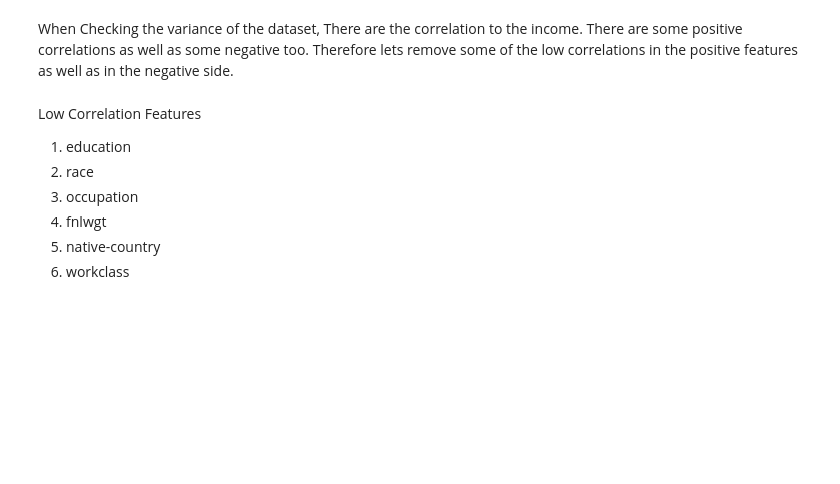
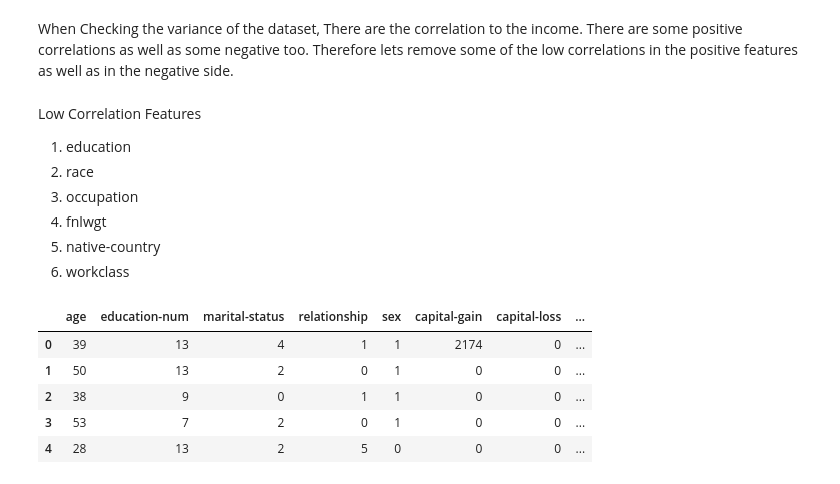
Before and after one commit to SandinMaheeshakya/ML-Income-Prediction-System, a Jupyter notebook: Pre-Processing Data.ipynb, the cells around one changed output. Saved outputs shown, nothing was run; the diff lists cells and outputs as text; code cells hidden in the pictures; blank space fills up the shorter version.

```diff
--- a/Pre-Processing Data.ipynb
+++ b/Pre-Processing Data.ipynb
@@ -1244,3 +1244,13 @@ Low Correlation Features
 6. workclass
 # %%
 # Removing the low correlation rows from the dataset
+adult_dataset = adult_dataset.drop(['education','race','occupation','fnlwgt','native-country','workclass'],axis=1)
+# %%
+adult_dataset.head()
+# %% [output]
+|  | age | education-num | marital-status | relationship | sex | capital-gain | capital-loss | ... |
+| 0 | 39 | 13 | 4 | 1 | 1 | 2174 | 0 | ... |
+| 1 | 50 | 13 | 2 | 0 | 1 | 0 | 0 | ... |
+| 2 | 38 | 9 | 0 | 1 | 1 | 0 | 0 | ... |
+| 3 | 53 | 7 | 2 | 0 | 1 | 0 | 0 | ... |
+| 4 | 28 | 13 | 2 | 5 | 0 | 0 | 0 | ... |
```
Also changed, not shown: parts of 3 cells of this notebook, 2 other files.
